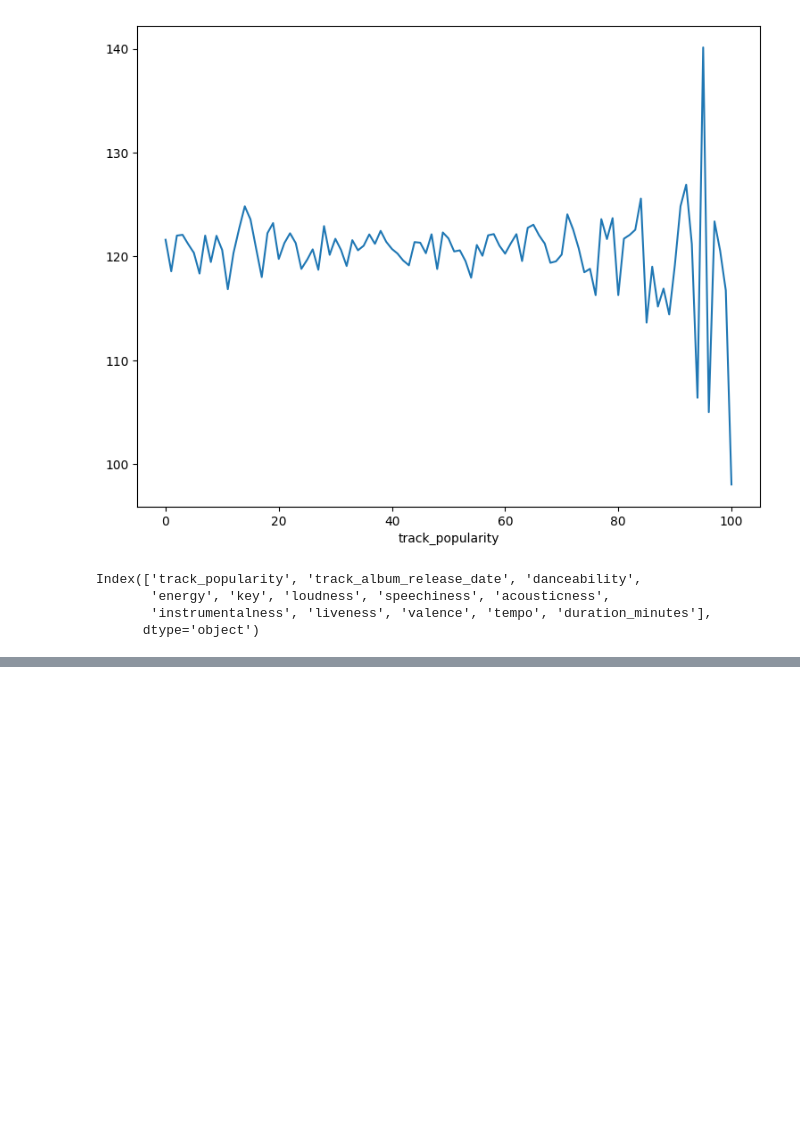
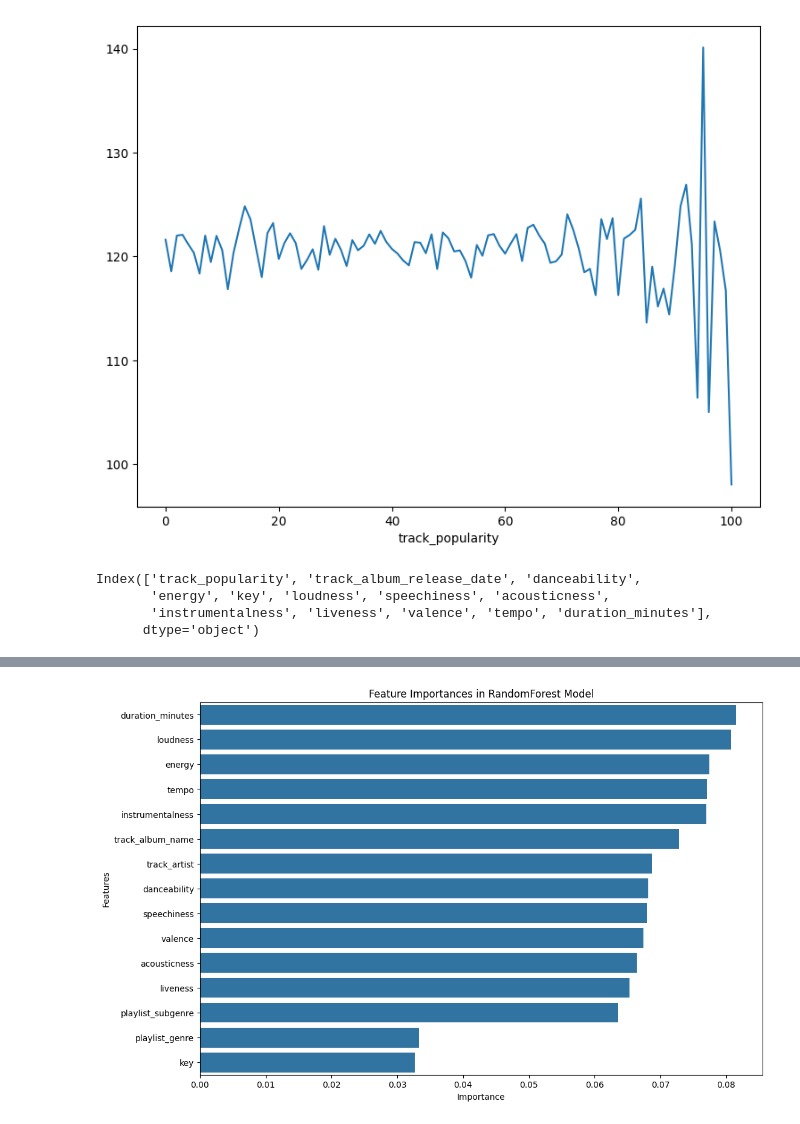
Before and after one commit to riwanahas/runreco, a Jupyter notebook: spotify_reco/models/spotify_reco_model_1.ipynb, the cells around one changed output, grey strips where cells are left out. Cells and saved outputs as stored; diff of their text form; code cells hidden in the pictures; blank space fills up the shorter version.

```diff
--- a/spotify_reco/models/spotify_reco_model_1.ipynb
+++ b/spotify_reco/models/spotify_reco_model_1.ipynb
@@ -231,3 +211,6 @@ Index(['track_popularity', 'track_album_release_date', 'danceability',
        'energy', 'key', 'loudness', 'speechiness', 'acousticness',
        'instrumentalness', 'liveness', 'valence', 'tempo', 'duration_minutes'],
       dtype='object')
+# %%
+df.dtypes
+categories = ['playlist_genre', 'playlist_subgenre', 'track_artist', 'track_album_name']
@@ -233,0 +262,23 @@ Index(['track_popularity', 'track_album_release_date', 'danceability',
+# %%
+from sklearn.ensemble import RandomForestRegressor
+from sklearn.model_selection import train_test_split
+import pandas as pd
+
+
+X = df.select_dtypes(include=[np.number]).drop(columns=['track_popularity'])
+y = df['track_popularity']
+
+# Split the data into training and test sets
+X_train, X_test, y_train, y_test = train_test_split(X, y, test_size=0.2)
+
+# Initialize and train the RandomForestRegressor model
+model = RandomForestRegressor(random_state=42)
+model.fit(X_train, y_train)
+
+# Get feature importances
+importances = model.feature_importances_
+feature_names = X.columns
+feature_importances = pd.Series(importances, index=feature_names).sort_values(ascending=False)
+
+# Print the feature importances
+print(feature_importances)
@@ -233,0 +302,14 @@ Index(['track_popularity', 'track_album_release_date', 'danceability',
+# %%
+import matplotlib.pyplot as plt
+import seaborn as sns
+
+# Plot
+plt.figure(figsize=(12, 8))  # Adjust the figure size as needed
+sns.barplot(x=feature_importances, y=feature_importances.index)
+
+plt.title('Feature Importances in RandomForest Model')
+plt.xlabel('Importance')
+plt.ylabel('Features')
+plt.show()
+# %% [output]
+[figure, added]
```
Also changed, not shown: parts of 12 cells of this notebook.
